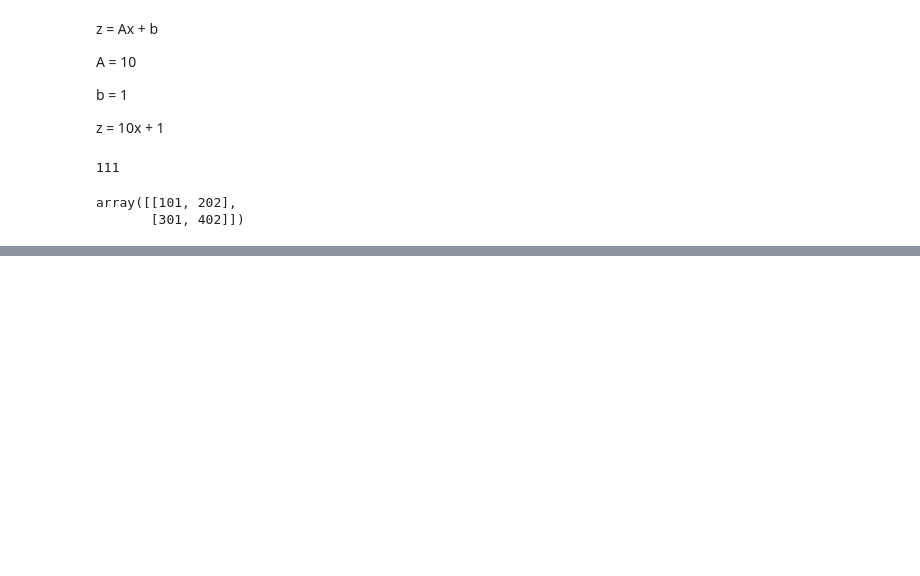
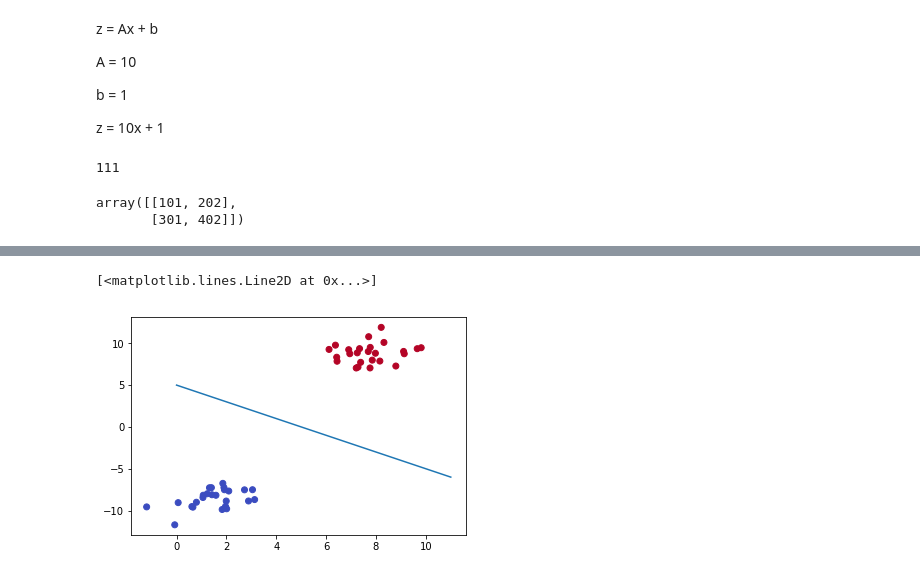
Before and after one commit to andikanugraha11/learn-deep-learning, a Jupyter notebook: Intro Neural Network/Manual Neural Network.ipynb, the cells around one changed output, grey strips where cells are left out. Drawn from its saved outputs; the diff is of its cells as text; code cells hidden in the pictures; blank space fills up the shorter version.

```diff
--- a/Intro Neural Network/Manual Neural Network.ipynb
+++ b/Intro Neural Network/Manual Neural Network.ipynb
@@ -150,0 +253,6 @@ array([[101, 202],
+# %%
+plt.scatter(features[:,0], features[:,1], c=labels, cmap='coolwarm')
+plt.plot(x,y)
+# %% [output]
+[<matplotlib.lines.Line2D at 0x...>]
+[figure, added]
```
Also changed, not shown: parts of 15 cells of this notebook.
